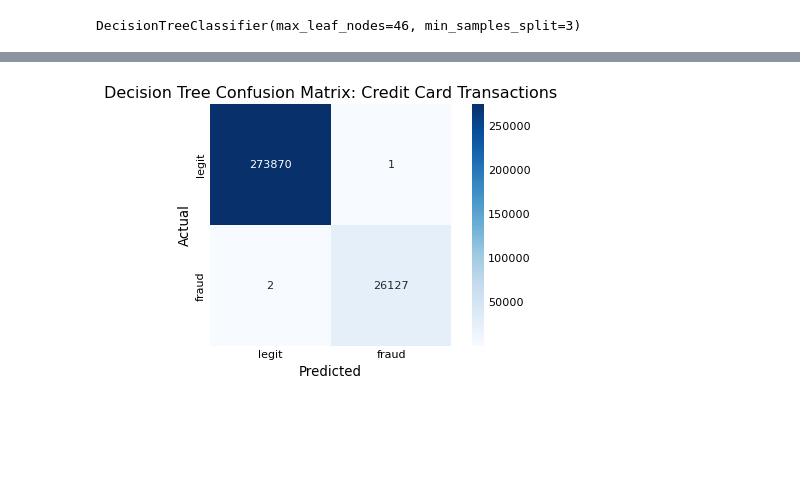
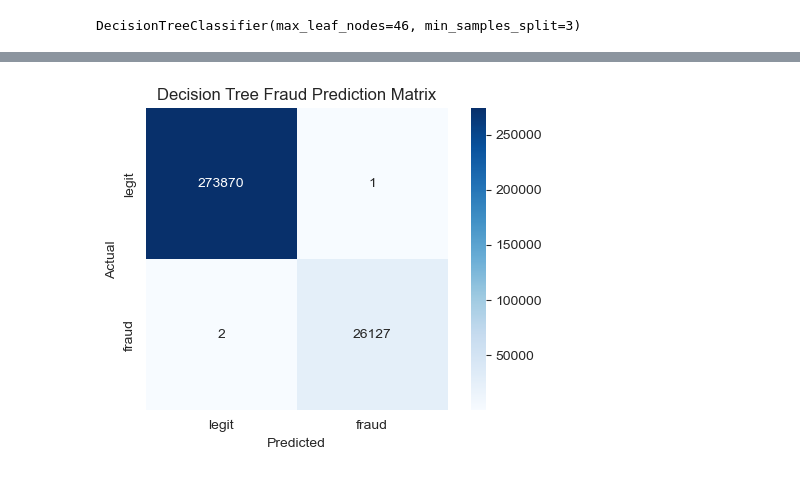
Before and after one commit to TheDataGeek/Predicting_Credit_Card_Fraud_with_Machine_Learning, a Jupyter notebook: 00_metis_milestone_submissions/04_project_final_ml_classification_tri_le.ipynb, the cells around one changed output, grey strips where cells are left out. Saved outputs shown, nothing was run; the diff lists cells and outputs as text; code cells hidden in the pictures; blank space fills up the shorter version.

```diff
--- a/00_metis_milestone_submissions/04_project_final_ml_classification_tri_le.ipynb
+++ b/00_metis_milestone_submissions/04_project_final_ml_classification_tri_le.ipynb
@@ -4,7 +4,7 @@ import numpy as np
 
 import seaborn as sns
 import matplotlib.pyplot as plt
-plt.style.use('fivethirtyeight')
+sns.set_style("whitegrid")
 %matplotlib inline
 
 from sklearn.model_selection import train_test_split, KFold, GridSearchCV
@@ -595,0 +307,3 @@ plot_feature_importance(decisiontree.feature_importances_,X_train.columns,'DECIS
+# %%
+xgb = XGBClassifier(objective='binary:logistic', n_estimators=100, learning_rate=0.5)
+xgb.fit(X_train_scaled, y_train)
@@ -657,13 +502,14 @@ Log Loss (test):  0.0003453904292748733
 # %%
 # decsion tree confusion matrix
 decisiontree_confusion = confusion_matrix(y_test, decisiontree.predict(X_test_scaled))
-plt.figure(dpi=80)
+plt.figure(dpi=100)
 sns.heatmap(decisiontree_confusion, cmap=plt.cm.Blues, annot=True, square=True, fmt='d',
            xticklabels=['legit', 'fraud'],
            yticklabels=['legit', 'fraud'])
 
 plt.xlabel('Predicted')
 plt.ylabel('Actual')
-plt.title('Decision Tree Confusion Matrix: Credit Card Transactions');
+plt.title('Decision Tree Fraud Prediction Matrix')
+plt.show();
 # %% [output]
-[figure, old version]
+[figure, new version]
```
Also changed, not shown: parts of 62 cells of this notebook, 39 other files.
